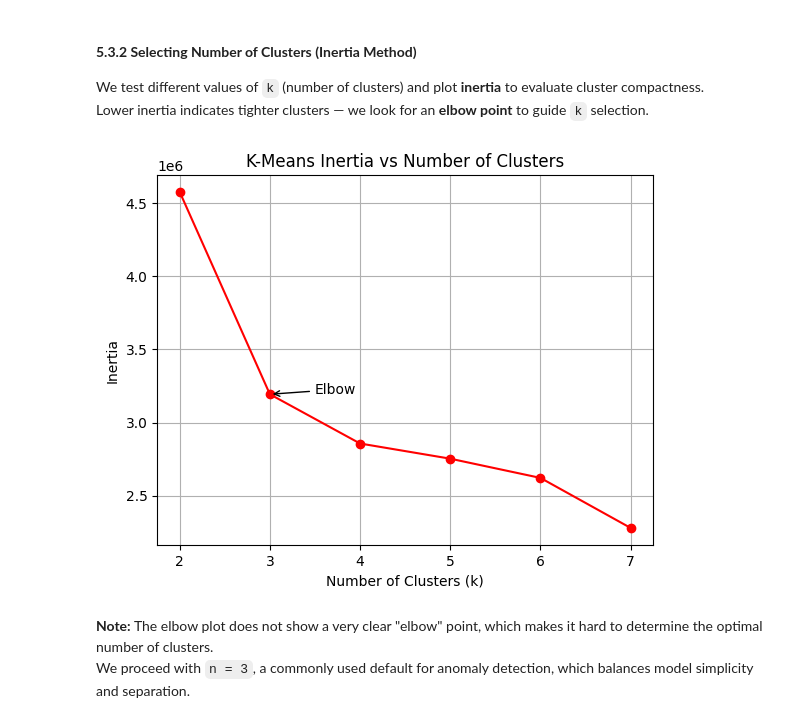
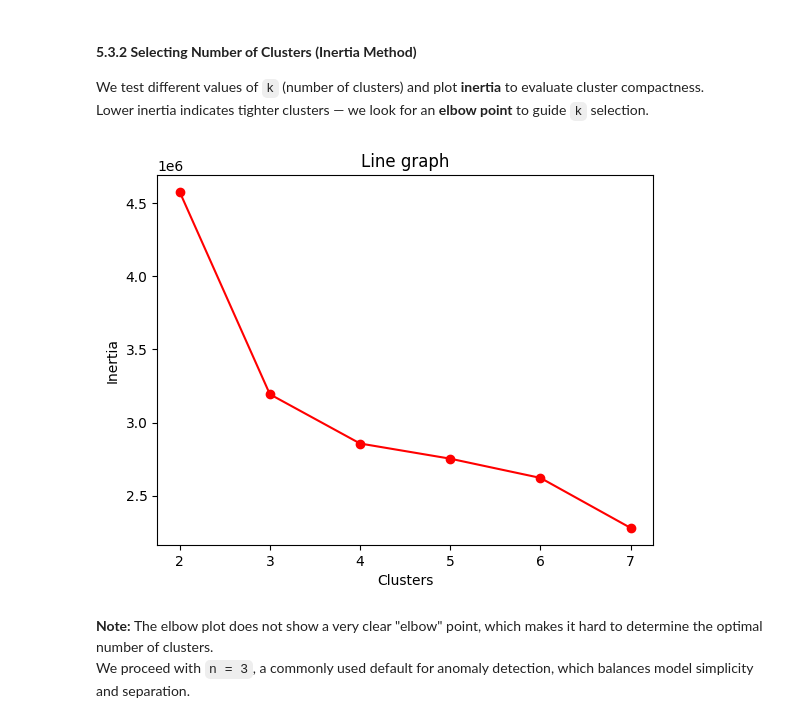
Before and after one commit to elisabellahj/MLing, a Jupyter notebook: A2.ipynb, the cells around one changed output. Cells and saved outputs as stored; diff of their text form; code cells hidden in the pictures.

```diff
--- a/A2.ipynb
+++ b/A2.ipynb
@@ -506,27 +506,46 @@ Lower inertia indicates tighter clusters — we look for an **elbow point** to g
 # %%
 from sklearn.cluster import KMeans
 import matplotlib.pyplot as plt
 
-# Inertia scores for k = 2 to 7
-k_vals = range(2, 8)
-inertia = [KMeans(n_clusters=k, random_state=42).fit(X_train_pca).inertia_ for k in k_vals]
+# # Inertia scores for k = 2 to 7
+# k_vals = range(2, 8)
+# inertia = [KMeans(n_clusters=k, random_state=42).fit(X_train_pca).inertia_ for k in k_vals]
 
-# Plot with elbow annotation
-plt.plot(k_vals, inertia, marker="o", color="red")
-plt.title("K-Means Inertia vs Number of Clusters")
-plt.xlabel("Number of Clusters (k)")
+# # Plot with elbow annotation
+# plt.plot(k_vals, inertia, marker="o", color="red")
+# plt.title("K-Means Inertia vs Number of Clusters")
+# plt.xlabel("Number of Clusters (k)")
+# plt.ylabel("Inertia")
+# plt.grid(True)
+
+# # Annotate elbow (e.g. k=3)
+# elbow_k = 3
+# elbow_inertia = inertia[k_vals.index(elbow_k)]
+# plt.annotate("Elbow", xy=(elbow_k, elbow_inertia), xytext=(elbow_k + 0.5, elbow_inertia + 5000),
+#              arrowprops=dict(facecolor='black', arrowstyle='->'))
+
+# plt.show()
+
+inertia_values = []
+k_liste = []
+
+for k in range(2, 8):
+    kmeans = KMeans(n_clusters= k, random_state= 42)
+    kmeans.fit(X_train_pca)
+
+    inertia_score = kmeans.inertia_
+    inertia_values.append(inertia_score)
+    k_liste.append(k)
+
+
+
+plt.title("Line graph")
+plt.xlabel("Clusters")
 plt.ylabel("Inertia")
-plt.grid(True)
-
-# Annotate elbow (e.g. k=3)
-elbow_k = 3
-elbow_inertia = inertia[k_vals.index(elbow_k)]
-plt.annotate("Elbow", xy=(elbow_k, elbow_inertia), xytext=(elbow_k + 0.5, elbow_inertia + 5000),
-             arrowprops=dict(facecolor='black', arrowstyle='->'))
-
+plt.plot(k_liste, inertia_values , marker= "o", color ="red")
 plt.show()
 # %% [output]
-[figure, old version]
+[figure, new version]
 # %% [markdown]
 **Note:** The elbow plot does not show a very clear "elbow" point, which makes it hard to determine the optimal number of clusters.
 We proceed with `n = 3`, a commonly used default for anomaly detection, which balances model simplicity and separation.
```
Also changed, not shown: parts of 1 cell of this notebook.
